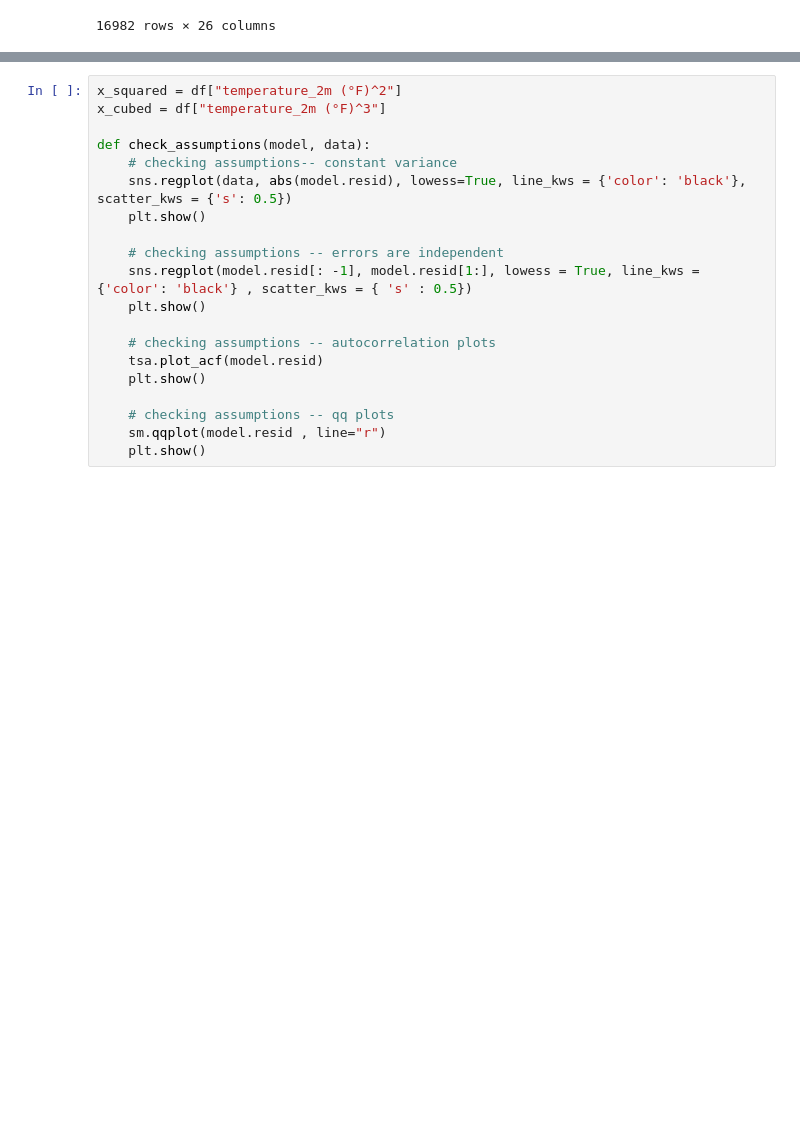
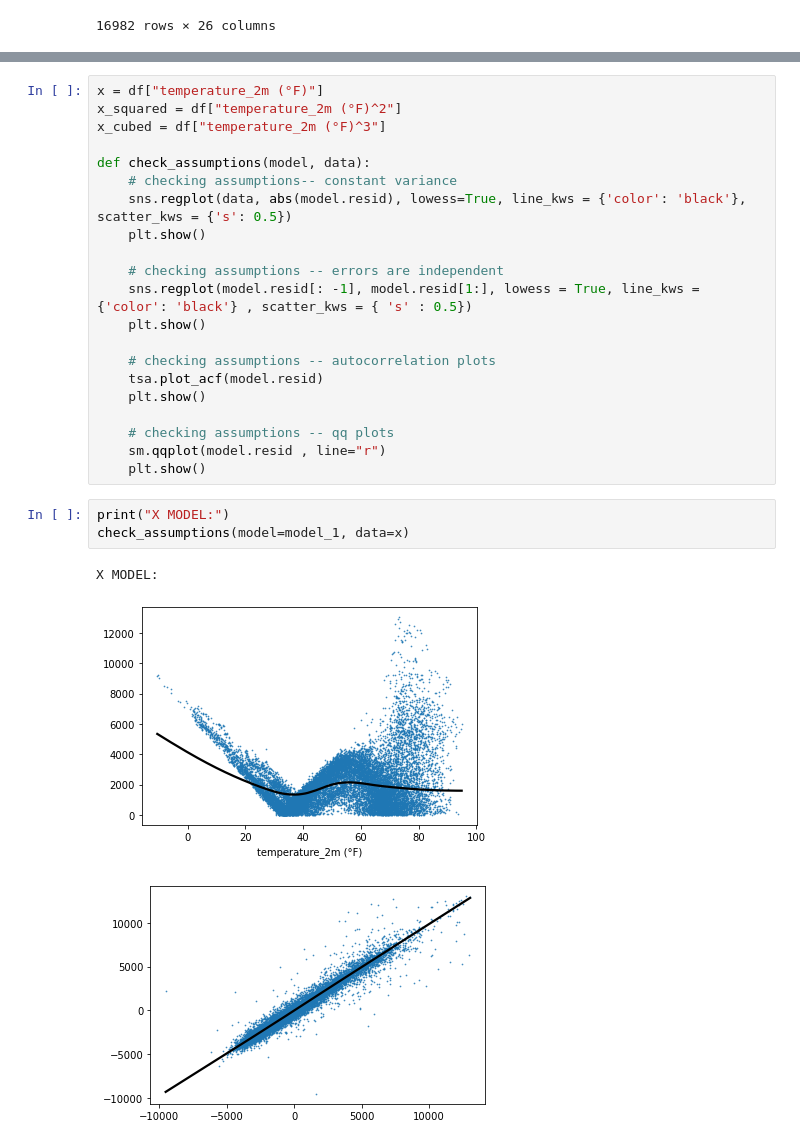
Before and after one commit to thereidfleish/ORIE-3120-Final-Project, a Jupyter notebook: ORIEProject/chilled_water.ipynb, the cells around one changed output, grey strips where cells are left out. Drawn from its saved outputs; the diff is of its cells as text; blank space fills up the shorter version.

```diff
--- a/ORIEProject/chilled_water.ipynb
+++ b/ORIEProject/chilled_water.ipynb
@@ -436,5 +442,6 @@ Notes:
 strong multicollinearity or other numerical problems.
 # %%
+x = df["temperature_2m (°F)"]
 x_squared = df["temperature_2m (°F)^2"]
 x_cubed = df["temperature_2m (°F)^3"]
 
@@ -454,3 +461,10 @@ def check_assumptions(model, data):
     # checking assumptions -- qq plots
     sm.qqplot(model.resid , line="r")
     plt.show()
+# %%
+print("X MODEL:")
+check_assumptions(model=model_1, data=x)
+# %% [output]
+X MODEL:
+[figure, added]
+[figure, added]
```
Also changed, not shown: parts of 7 cells of this notebook.
